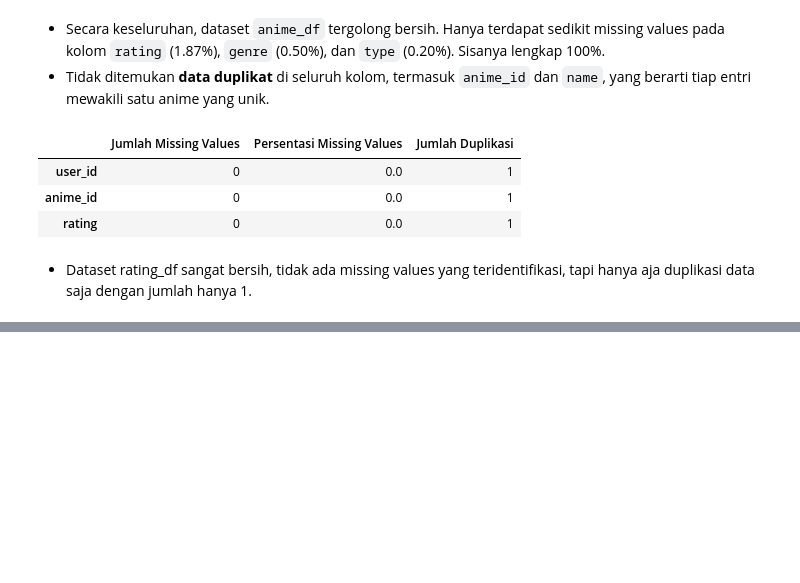
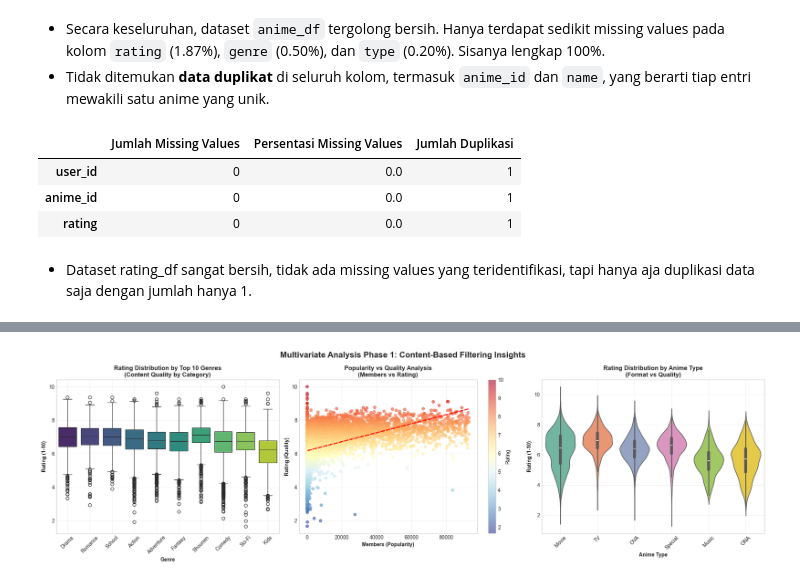
Before and after one commit to BagasNuryaman15/MLT_Final_SatriaDirgantaraNuryaman, a Jupyter notebook: anime-recommendations.ipynb, the cells around one changed output, grey strips where cells are left out. Saved outputs shown, nothing was run; the diff lists cells and outputs as text; code cells hidden in the pictures; blank space fills up the shorter version.

```diff
--- a/anime-recommendations.ipynb
+++ b/anime-recommendations.ipynb
@@ -255,0 +379,84 @@ display(missing_rating_df)
+# %%
+# Setup figure dengan 3 subplot untuk Phase 1 Analysis
+fig, ax = plt.subplots(1, 3, figsize=(20, 6))
+fig.suptitle('Multivariate Analysis Phase 1: Content-Based Filtering Insights', fontsize=16, fontweight='bold')
+
+# 1. Rating vs Genre Analysis (Boxplot)
+# Preprocessing: Ambil top 10 genre untuk clarity
+all_genres = []
+anime_genre_mapping = []
+
+for idx, genres in anime_df['genre'].dropna().items():
+    genre_list = [g.strip() for g in str(genres).split(',')]
+    for genre in genre_list:
+        anime_genre_mapping.append({
+            'anime_id': anime_df.loc[idx, 'anime_id'],
+            'genre': genre,
+            'rating': anime_df.loc[idx, 'rating']
+        })
+
+genre_rating_df = pd.DataFrame(anime_genre_mapping)
+top_genres = genre_rating_df['genre'].value_counts().head(10).index
+
+# Filter untuk top 10 genres
+genre_rating_filtered = genre_rating_df[genre_rating_df['genre'].isin(top_genres)]
+
+# Plot 1: Rating Distribution by Genre
+sns.boxplot(data=genre_rating_filtered, x='genre', y='rating', ax=ax[0], palette='viridis')
+ax[0].set_title('Rating Distribution by Top 10 Genres\n(Content Quality by Category)', fontweight='bold', fontsize=12)
+ax[0].set_xlabel('Genre', fontweight='bold')
+ax[0].set_ylabel('Rating (1-10)', fontweight='bold')
+ax[0].tick_params(axis='x', rotation=45)
+ax[0].grid(alpha=0.3)
+
+# 2. Members vs Rating Correlation (Scatterplot)
+# Filter outliers untuk visualization yang lebih baik
+anime_filtered = anime_df[(anime_df['members'] < anime_df['members'].quantile(0.95)) &
+                         (anime_df['rating'].notna())]
+
+scatter = ax[1].scatter(anime_filtered['members'], anime_filtered['rating'],
+                       alpha=0.6, c=anime_filtered['rating'], cmap='RdYlBu_r', s=30)
+ax[1].set_title('Popularity vs Quality Analysis\n(Members vs Rating)', fontweight='bold', fontsize=12)
+ax[1].set_xlabel('Members (Popularity)', fontweight='bold')
+ax[1].set_ylabel('Rating (Quality)', fontweight='bold')
+
+# Add trendline
+z = np.polyfit(anime_filtered['members'], anime_filtered['rating'], 1)
+p = np.poly1d(z)
+ax[1].plot(anime_filtered['members'], p(anime_filtered['members']), "r--", alpha=0.8, linewidth=2)
+
+# Add colorbar
+plt.colorbar(scatter, ax=ax[1], label='Rating')
+ax[1].grid(alpha=0.3)
+
+# 3. Type vs Rating Analysis (Violin Plot)
+anime_clean = anime_df[anime_df['rating'].notna() & anime_df['type'].notna()]
+sns.violinplot(data=anime_clean, x='type', y='rating', ax=ax[2], palette='Set2')
+ax[2].set_title('Rating Distribution by Anime Type\n(Format vs Quality)', fontweight='bold', fontsize=12)
+ax[2].set_xlabel('Anime Type', fontweight='bold')
+ax[2].set_ylabel('Rating (1-10)', fontweight='bold')
+ax[2].tick_params(axis='x', rotation=45)
+ax[2].grid(alpha=0.3)
+
+plt.tight_layout()
+plt.show()
+
+# Analisis Korelasi dan Insights
+print('='*50)
+print('PHASE 1 MULTIVARIATE ANALYSIS INSIGHTS')
+print('='*50)
+
+# Correlation analysis
+correlation = anime_df[['rating', 'members']].corr().iloc[0,1]
+print(f'Korelasi Popularitas - Kualitas: {correlation:.3f}')
+
+# Genre dengan rating tertinggi
+avg_rating_by_genre = genre_rating_filtered.groupby('genre')['rating'].mean().sort_values(ascending=False)
+print(f'Genre Rating Tertinggi: {avg_rating_by_genre.index[0]} (rata rata: {avg_rating_by_genre.iloc[0]:.2f})')
+print(f'Genre Rating Terendah: {avg_rating_by_genre.index[-1]} (rata rata: {avg_rating_by_genre.iloc[-1]:.2f})')
+
+# Type analysis
+avg_rating_by_type = anime_clean.groupby('type')['rating'].mean().sort_values(ascending=False)
+print(f'Tipe Terbaik berdasarkan Rating: {avg_rating_by_type.index[0]} (rata rata: {avg_rating_by_type.iloc[0]:.2f})')
+# %% [output]
+[figure, added]
```
Also changed, not shown: parts of 11 cells of this notebook, 5 other files.
